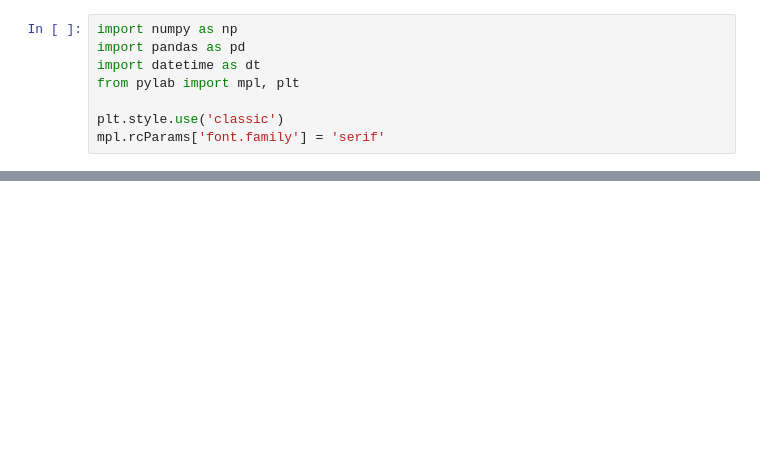
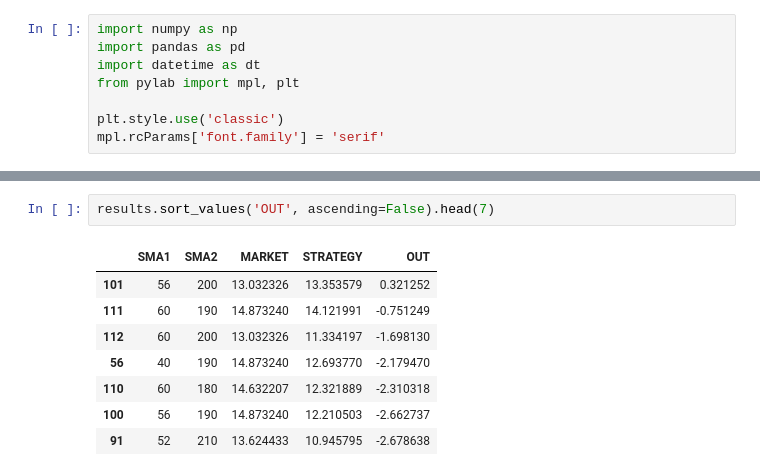
Before and after one commit to Hosung-Ahn/trading, a Jupyter notebook: trading strategy/note.ipynb, the cells around one changed output, grey strips where cells are left out. Saved outputs shown, nothing was run; the diff lists cells and outputs as text; blank space fills up the shorter version.

```diff
--- a/trading strategy/note.ipynb
+++ b/trading strategy/note.ipynb
@@ -79,0 +179,11 @@ plt.ylim(-1.2,1.2)
+# %%
+results.sort_values('OUT', ascending=False).head(7)
+# %% [output]
+|  | SMA1 | SMA2 | MARKET | STRATEGY | OUT |
+| 101 | 56 | 200 | 13.032326 | 13.353579 | 0.321252 |
+| 111 | 60 | 190 | 14.873240 | 14.121991 | -0.751249 |
+| 112 | 60 | 200 | 13.032326 | 11.334197 | -1.698130 |
+| 56 | 40 | 190 | 14.873240 | 12.693770 | -2.179470 |
+| 110 | 60 | 180 | 14.632207 | 12.321889 | -2.310318 |
+| 100 | 56 | 190 | 14.873240 | 12.210503 | -2.662737 |
+| 91 | 52 | 210 | 13.624433 | 10.945795 | -2.678638 |
```
Also changed, not shown: parts of 10 cells of this notebook.
